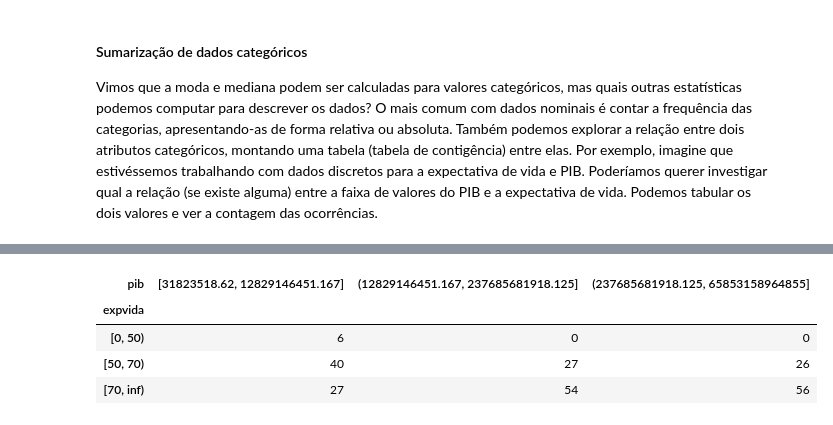
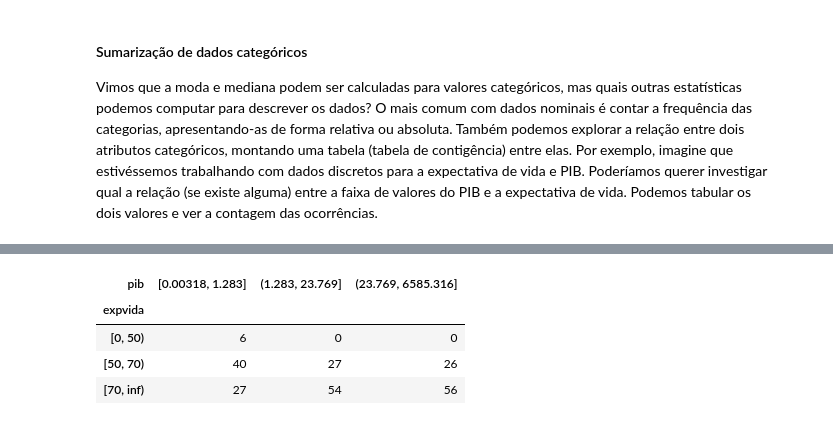
Before and after one commit to if1015-datascience-ufpe/slides, a Jupyter notebook: aula08-eda.ipynb, the cells around one changed output, grey strips where cells are left out. Drawn from its saved outputs; the diff is of its cells as text; code cells hidden in the pictures.

```diff
--- a/aula08-eda.ipynb
+++ b/aula08-eda.ipynb
@@ -371,10 +378,10 @@ pd.crosstab(df.expvida,df.pib)
 | [70, inf) | 1 | 3 | 6 |
 # %%
 df = pd.DataFrame({'expvida':pd.cut(expv_pib[expv_pib.variable.str.contains('2010_ev')].value,bins=[0,50,70,np.infty],right=False),\
-                  'pib':pd.qcut(expv_pib[expv_pib.variable.str.contains('2010_pib')].value,q=3)})
+                  'pib':pd.qcut(expv_pib[expv_pib.variable.str.contains('2010_pib')].value/10E9,q=3)})
 pd.crosstab(df.expvida,df.pib)
 # %% [output]
-| pib | [31823518.62, 12829146451.167] | (12829146451.167, 237685681918.125] | (237685681918.125, 65853158964855] |
+| pib | [0.00318, 1.283] | (1.283, 23.769] | (23.769, 6585.316] |
 | expvida |  |  |  |
 | [0, 50) | 6 | 0 | 0 |
 | [50, 70) | 40 | 27 | 26 |
```
Also changed, not shown: parts of 8 cells of this notebook, 1 other file.
